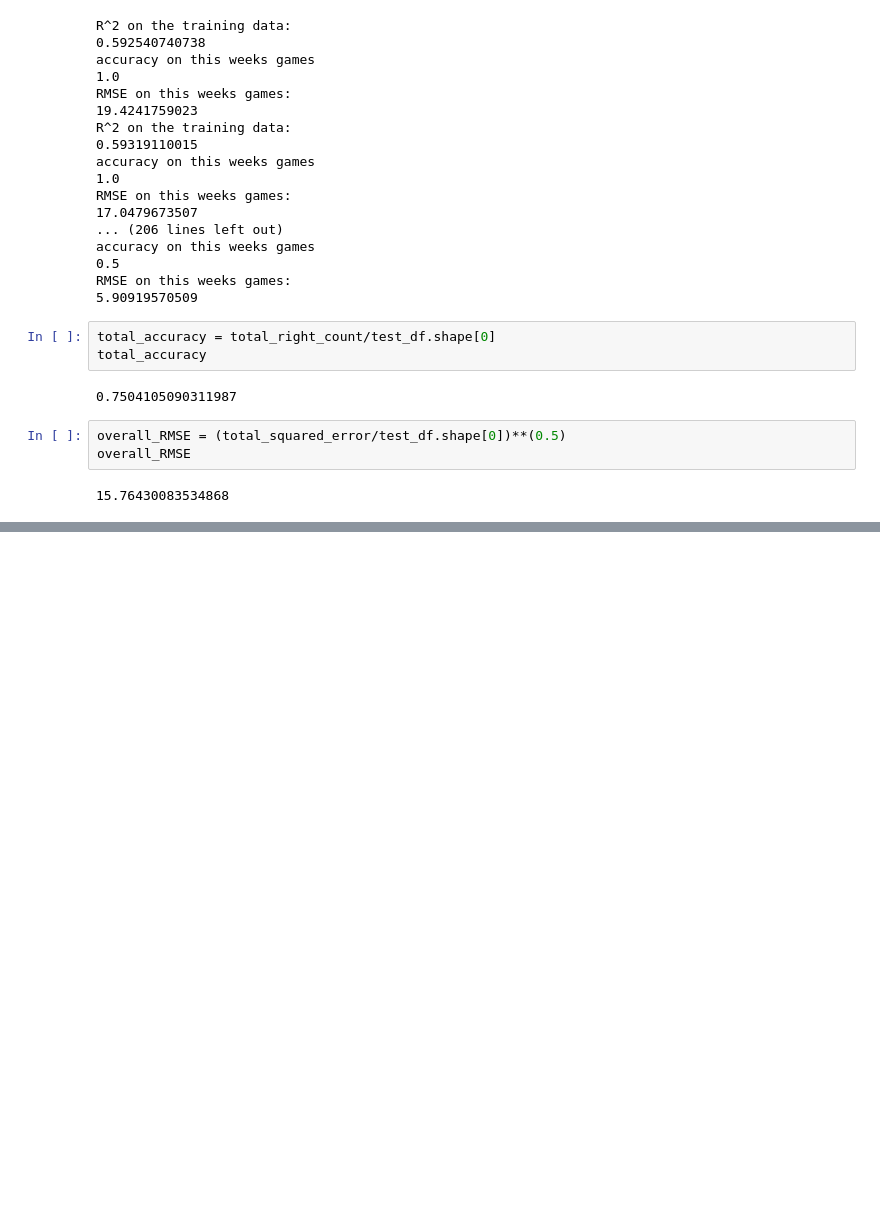
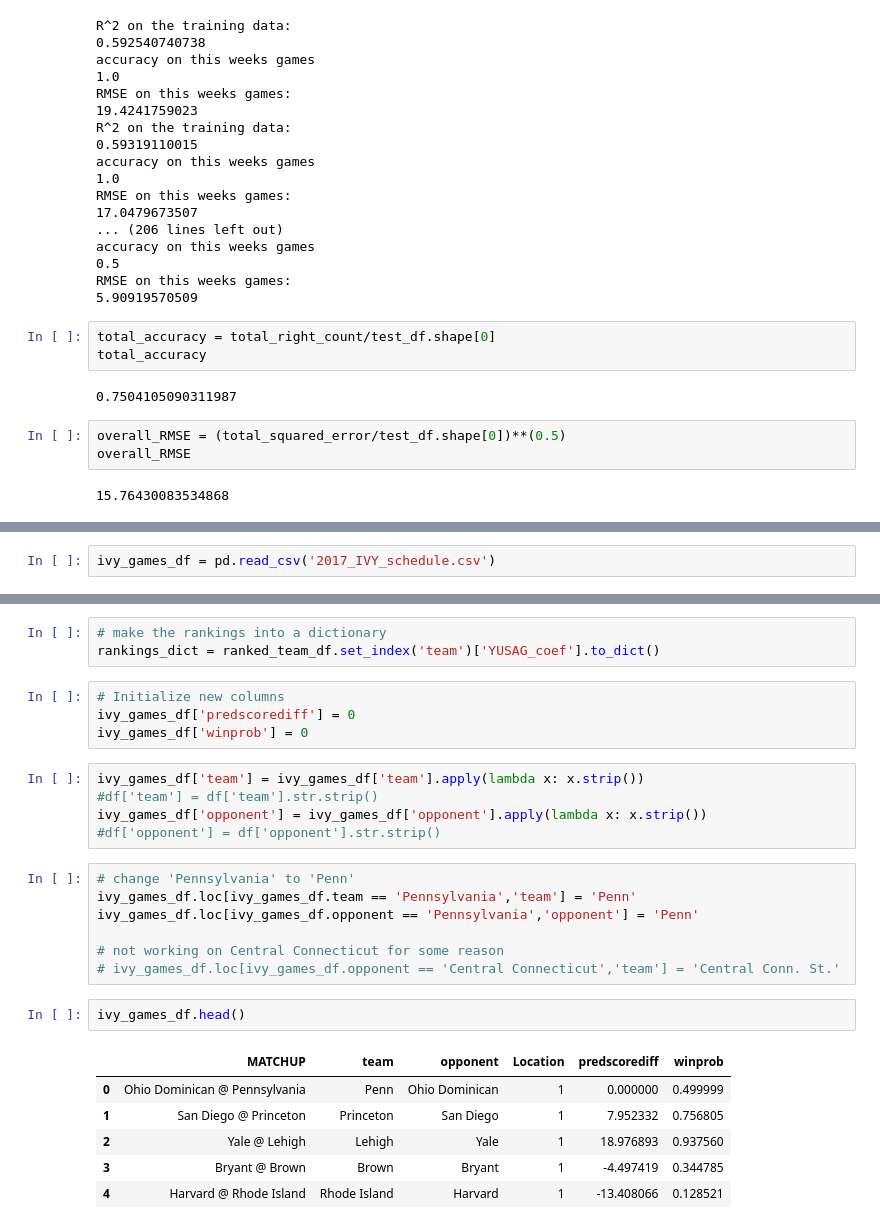
Before and after one commit to mc-robinson/YUSAG_football_model, a Jupyter notebook: YUSAG_FCS_football_linear_model.ipynb, the cells around one changed output, grey strips where cells are left out. Drawn from its saved outputs; the diff is of its cells as text; blank space fills up the shorter version.

```diff
--- a/YUSAG_FCS_football_linear_model.ipynb
+++ b/YUSAG_FCS_football_linear_model.ipynb
@@ -416,0 +515,2 @@ overall_RMSE
+# %%
+ivy_games_df = pd.read_csv('2017_IVY_schedule.csv')
@@ -416,0 +526,28 @@ overall_RMSE
+# %%
+# make the rankings into a dictionary
+rankings_dict = ranked_team_df.set_index('team')['YUSAG_coef'].to_dict()
+# %%
+# Initialize new columns
+ivy_games_df['predscorediff'] = 0
+ivy_games_df['winprob'] = 0
+# %%
+ivy_games_df['team'] = ivy_games_df['team'].apply(lambda x: x.strip())
+#df['team'] = df['team'].str.strip()
+ivy_games_df['opponent'] = ivy_games_df['opponent'].apply(lambda x: x.strip())
+#df['opponent'] = df['opponent'].str.strip()
+# %%
+# change 'Pennsylvania' to 'Penn'
+ivy_games_df.loc[ivy_games_df.team == 'Pennsylvania','team'] = 'Penn'
+ivy_games_df.loc[ivy_games_df.opponent == 'Pennsylvania','opponent'] = 'Penn'
+
+# not working on Central Connecticut for some reason
+# ivy_games_df.loc[ivy_games_df.opponent == 'Central Connecticut','team'] = 'Central Conn. St.'
+# %%
+ivy_games_df.head()
+# %% [output]
+|  | MATCHUP | team | opponent | Location | predscorediff | winprob |
+| 0 | Ohio Dominican @ Pennsylvania | Penn | Ohio Dominican | 1 | 0.000000 | 0.499999 |
+| 1 | San Diego @ Princeton | Princeton | San Diego | 1 | 7.952332 | 0.756805 |
+| 2 | Yale @ Lehigh | Lehigh | Yale | 1 | 18.976893 | 0.937560 |
+| 3 | Bryant @ Brown | Brown | Bryant | 1 | -4.497419 | 0.344785 |
+| 4 | Harvard @ Rhode Island | Rhode Island | Harvard | 1 | -13.408066 | 0.128521 |
```
Also changed, not shown: parts of 28 cells of this notebook.
